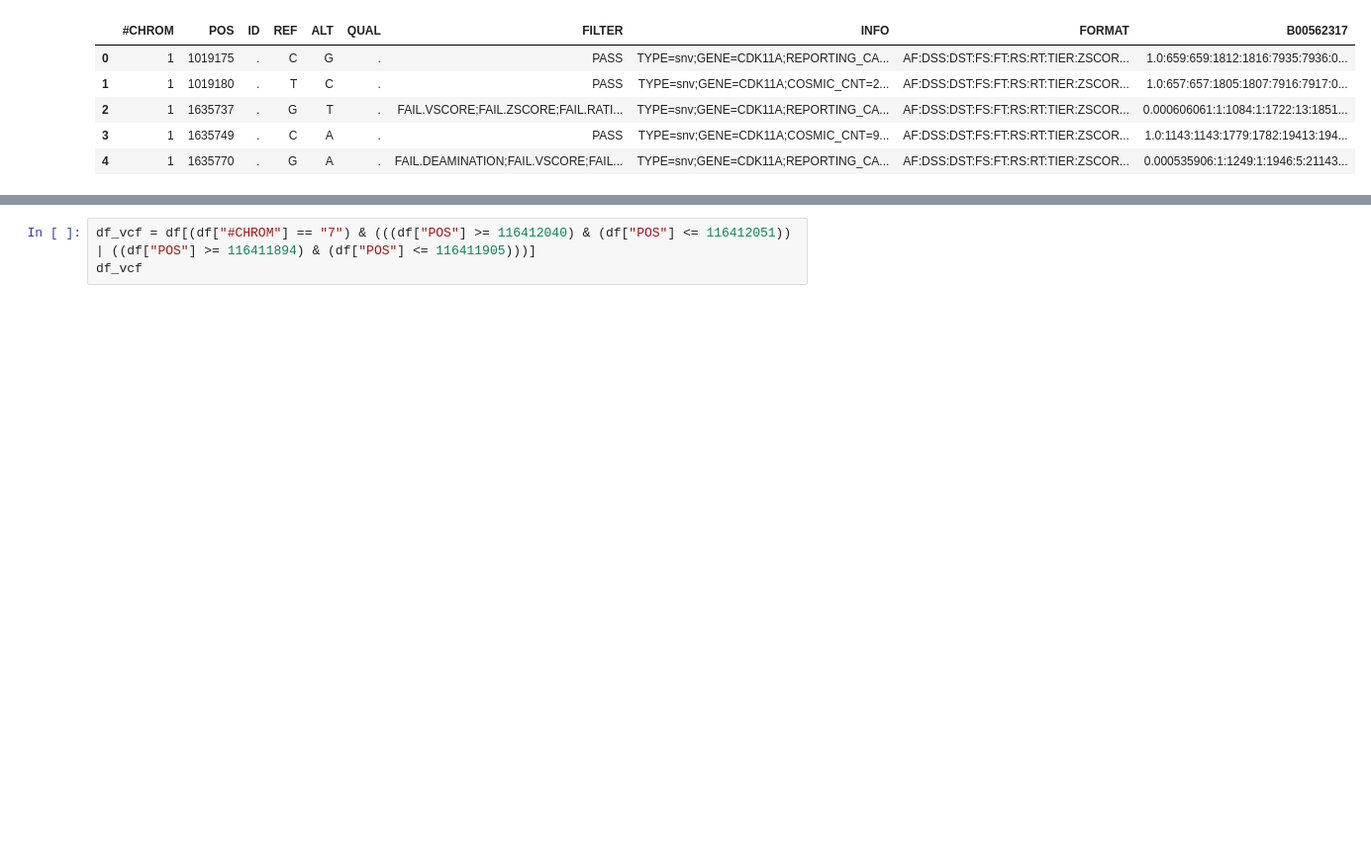
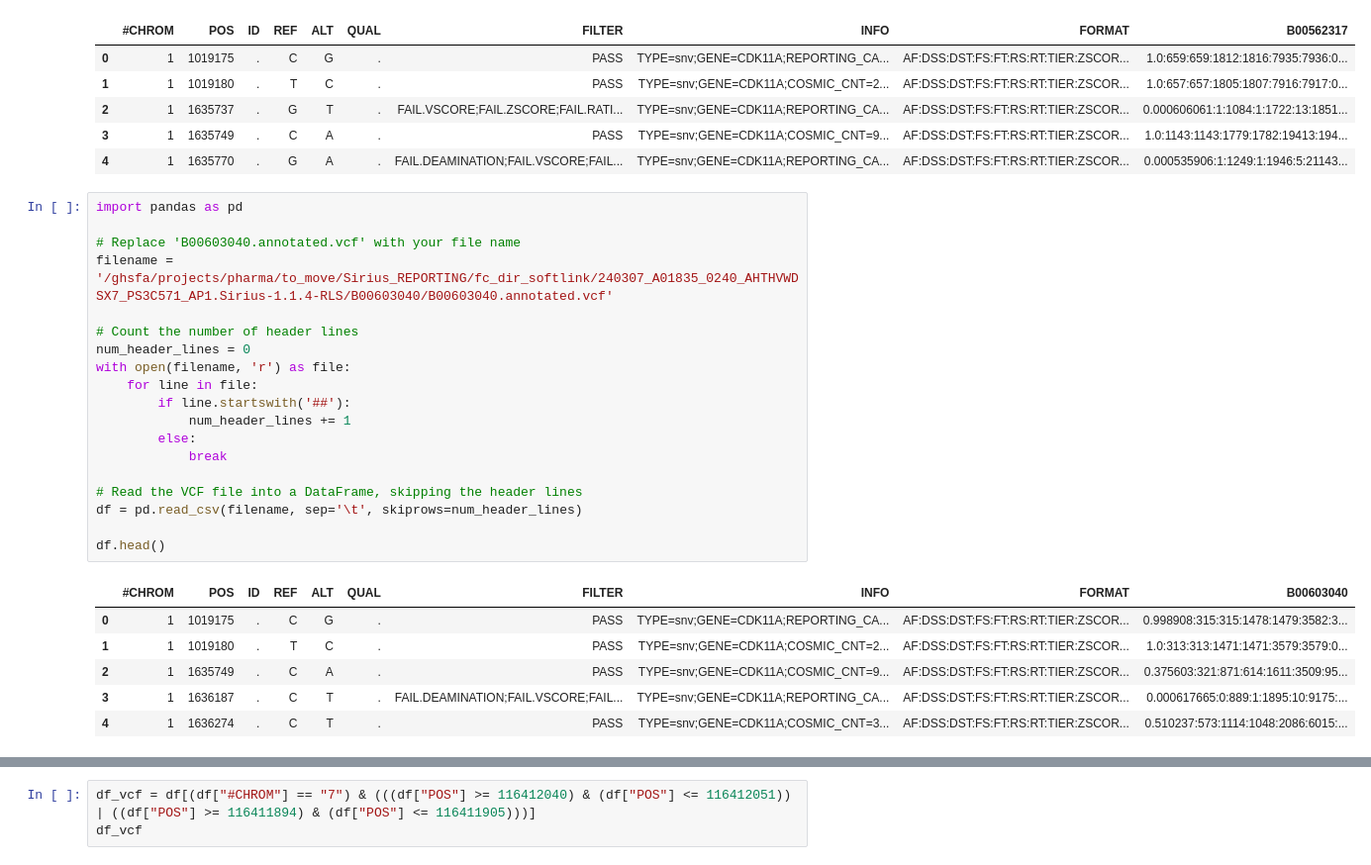
Before and after one commit to gh-hazhang/scripts, a Jupyter notebook: Before_02152024/Quick_check.ipynb, the cells around one changed output, grey strips where cells are left out. Shown at 99% size. Cells and saved outputs as stored; diff of their text form; blank space fills up the shorter version.

```diff
--- a/Before_02152024/Quick_check.ipynb
+++ b/Before_02152024/Quick_check.ipynb
@@ -132,3 +132,29 @@ df.head()
 | 2 | 1 | 1635737 | . | G | T | . | FAIL.VSCORE;FAIL.ZSCORE;FAIL.RATI... | TYPE=snv;GENE=CDK11A;REPORTING_CA... | AF:DSS:DST:FS:FT:RS:RT:TIER:ZSCOR... | 0.000606061:1:1084:1:1722:13:1851... |
 | 3 | 1 | 1635749 | . | C | A | . | PASS | TYPE=snv;GENE=CDK11A;COSMIC_CNT=9... | AF:DSS:DST:FS:FT:RS:RT:TIER:ZSCOR... | 1.0:1143:1143:1779:1782:19413:194... |
 | 4 | 1 | 1635770 | . | G | A | . | FAIL.DEAMINATION;FAIL.VSCORE;FAIL... | TYPE=snv;GENE=CDK11A;REPORTING_CA... | AF:DSS:DST:FS:FT:RS:RT:TIER:ZSCOR... | 0.000535906:1:1249:1:1946:5:21143... |
+# %%
+import pandas as pd
+
+# Replace 'B00603040.annotated.vcf' with your file name
+filename = '/ghsfa/projects/pharma/to_move/Sirius_REPORTING/fc_dir_softlink/240307_A01835_0240_AHTHVWDSX7_PS3C571_AP1.Sirius-1.1.4-RLS/B00603040/B00603040.annotated.vcf'
+
+# Count the number of header lines
+num_header_lines = 0
+with open(filename, 'r') as file:
+    for line in file:
+        if line.startswith('##'):
+            num_header_lines += 1
+        else:
+            break
+
+# Read the VCF file into a DataFrame, skipping the header lines
+df = pd.read_csv(filename, sep='\t', skiprows=num_header_lines)
+
+df.head()
+# %% [output]
+|  | #CHROM | POS | ID | REF | ALT | QUAL | FILTER | INFO | FORMAT | B00603040 |
+| 0 | 1 | 1019175 | . | C | G | . | PASS | TYPE=snv;GENE=CDK11A;REPORTING_CA... | AF:DSS:DST:FS:FT:RS:RT:TIER:ZSCOR... | 0.998908:315:315:1478:1479:3582:3... |
+| 1 | 1 | 1019180 | . | T | C | . | PASS | TYPE=snv;GENE=CDK11A;COSMIC_CNT=2... | AF:DSS:DST:FS:FT:RS:RT:TIER:ZSCOR... | 1.0:313:313:1471:1471:3579:3579:0... |
+| 2 | 1 | 1635749 | . | C | A | . | PASS | TYPE=snv;GENE=CDK11A;COSMIC_CNT=9... | AF:DSS:DST:FS:FT:RS:RT:TIER:ZSCOR... | 0.375603:321:871:614:1611:3509:95... |
+| 3 | 1 | 1636187 | . | C | T | . | FAIL.DEAMINATION;FAIL.VSCORE;FAIL... | TYPE=snv;GENE=CDK11A;REPORTING_CA... | AF:DSS:DST:FS:FT:RS:RT:TIER:ZSCOR... | 0.000617665:0:889:1:1895:10:9175:... |
+| 4 | 1 | 1636274 | . | C | T | . | PASS | TYPE=snv;GENE=CDK11A;COSMIC_CNT=3... | AF:DSS:DST:FS:FT:RS:RT:TIER:ZSCOR... | 0.510237:573:1114:1048:2086:6015:... |
```
Also changed, not shown: parts of 1 cell of this notebook, 5 other files.
